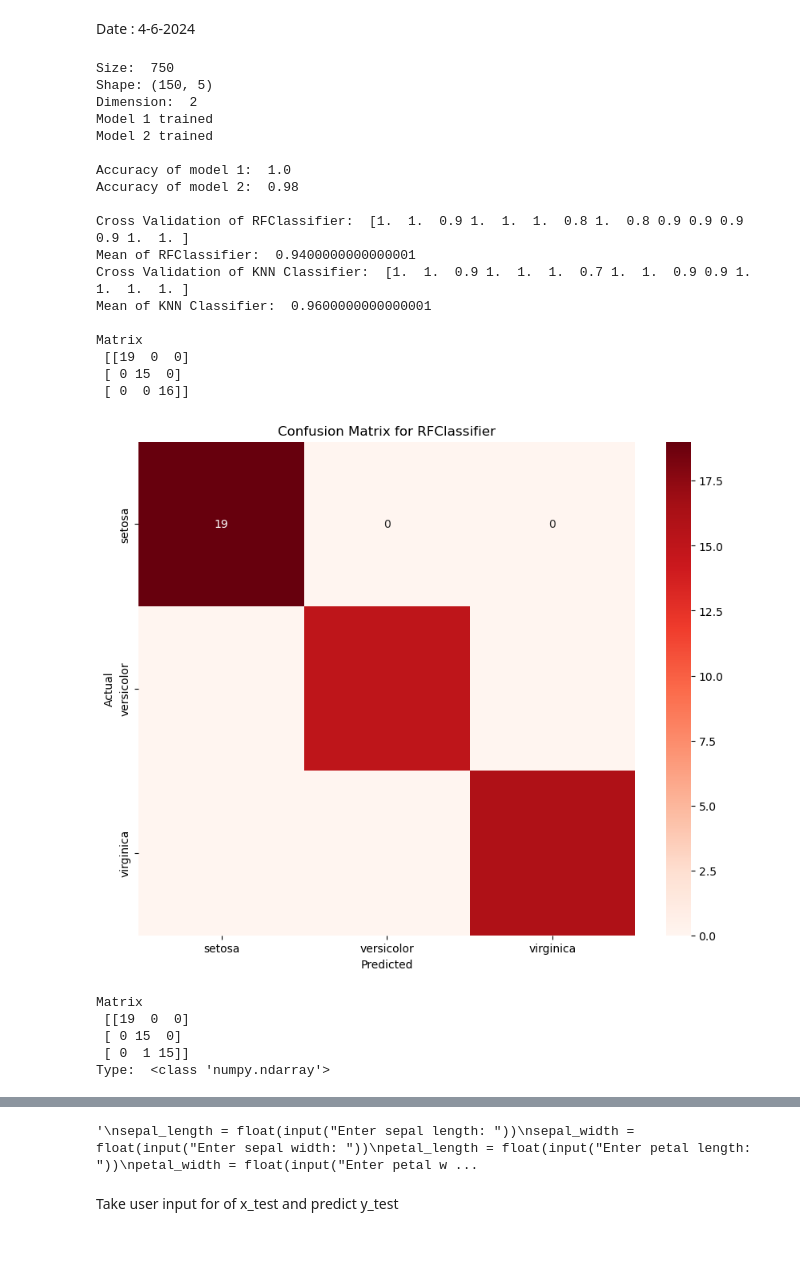
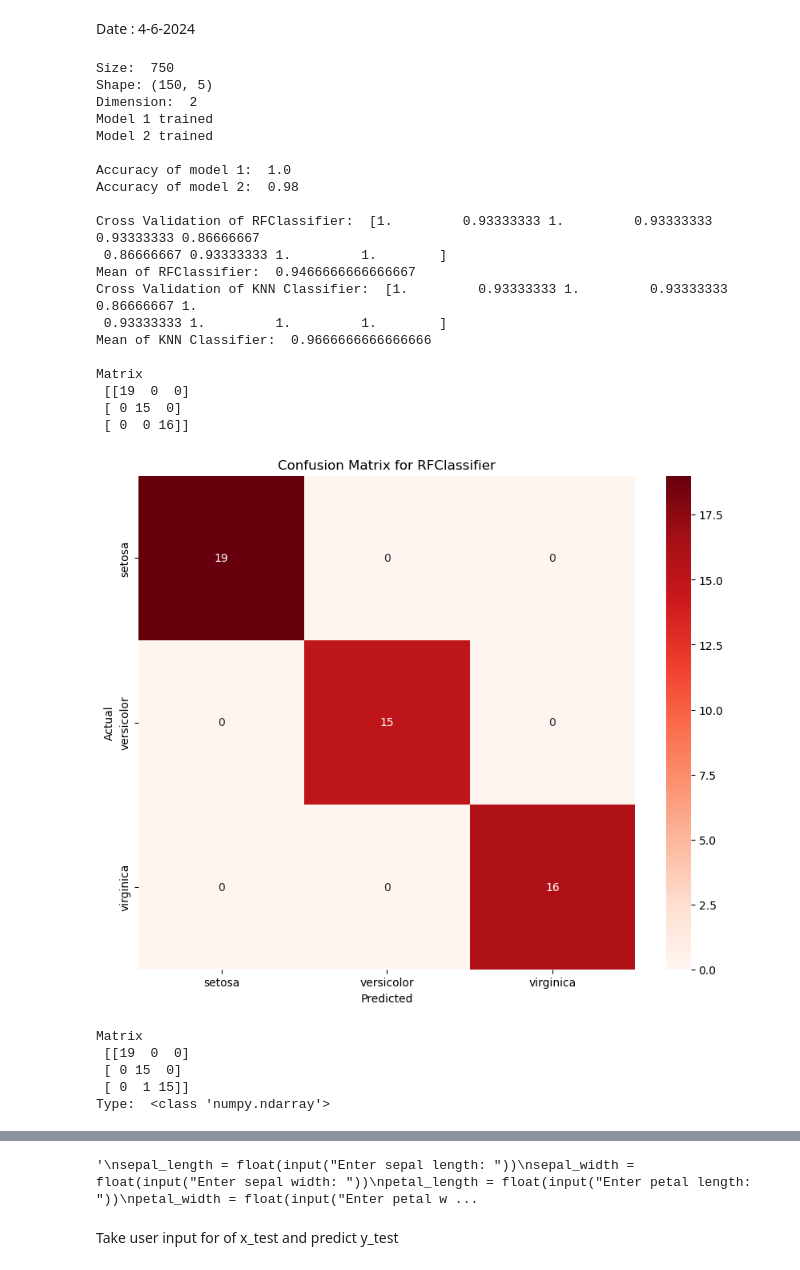
Before and after one commit to kshitijhalder/ACT, a Jupyter notebook: Python/May/Iris.ipynb, the cells around one changed output, grey strips where cells are left out. Saved outputs shown, nothing was run; the diff lists cells and outputs as text; code cells hidden in the pictures.

```diff
--- a/Python/May/Iris.ipynb
+++ b/Python/May/Iris.ipynb
@@ -82,11 +82,11 @@ print("Accuracy of model 2: ", accuracy_score(y_test, y_pred_2))
 # Cross Validation
 # Date : 7-6-2024
 
-cross_val = cross_val_score(model_1, x, y, cv=15)
+cross_val = cross_val_score(model_1, x, y, cv=10)
 print("\nCross Validation of RFClassifier: ", cross_val)
 print("Mean of RFClassifier: ", cross_val.mean())
 
-cross_val = cross_val_score(model_2, x, y, cv=15)
+cross_val = cross_val_score(model_2, x, y, cv=10)
 print("Cross Validation of KNN Classifier: ", cross_val)
 print("Mean of KNN Classifier: ", cross_val.mean())
 
@@ -120,38 +120,40 @@ plt.show()
 """
 sepal_length = float(input("Enter sepal length: "))
 sepal_width = float(input("Enter sepal width: "))
 petal_length = float(input("Enter petal length: "))
 petal_width = float(input("Enter petal width: "))
 
 
 x_pred = pd.DataFrame({'sepal length (cm)': [sepal_length], 'sepal width (cm)': [sepal_width],
                        'petal length (cm)': [petal_length], 'petal width (cm)': [petal_width]})
 
 print(x_pred)
 
 y_pred_3 = model_1.predict(x_pred)
 print("The species of iris from given data is ",str(y_pred_3))
 """
 # %% [output]
 Size:  750
 Shape: (150, 5)
 Dimension:  2
 Model 1 trained
 Model 2 trained
 
 Accuracy of model 1:  1.0
 Accuracy of model 2:  0.98
 
-Cross Validation of RFClassifier:  [1.  1.  0.9 1.  1.  1.  0.8 1.  0.8 0.9 0.9 0.9 0.9 1.  1. ]
-Mean of RFClassifier:  0.9400000000000001
-Cross Validation of KNN Classifier:  [1.  1.  0.9 1.  1.  1.  0.7 1.  1.  0.9 0.9 1.  1.  1.  1. ]
-Mean of KNN Classifier:  0.9600000000000001
+Cross Validation of RFClassifier:  [1.         0.93333333 1.         0.93333333 0.93333333 0.86666667
+ 0.86666667 0.93333333 1.         1.        ]
+Mean of RFClassifier:  0.9466666666666667
+Cross Validation of KNN Classifier:  [1.         0.93333333 1.         0.93333333 0.86666667 1.
+ 0.93333333 1.         1.         1.        ]
+Mean of KNN Classifier:  0.9666666666666666
 
 Matrix
  [[19  0  0]
  [ 0 15  0]
  [ 0  0 16]]
-[figure, old version]
+[figure, new version]
 Matrix
  [[19  0  0]
  [ 0 15  0]
```
Also changed, not shown: parts of 1 cell of this notebook, 9 other files.
